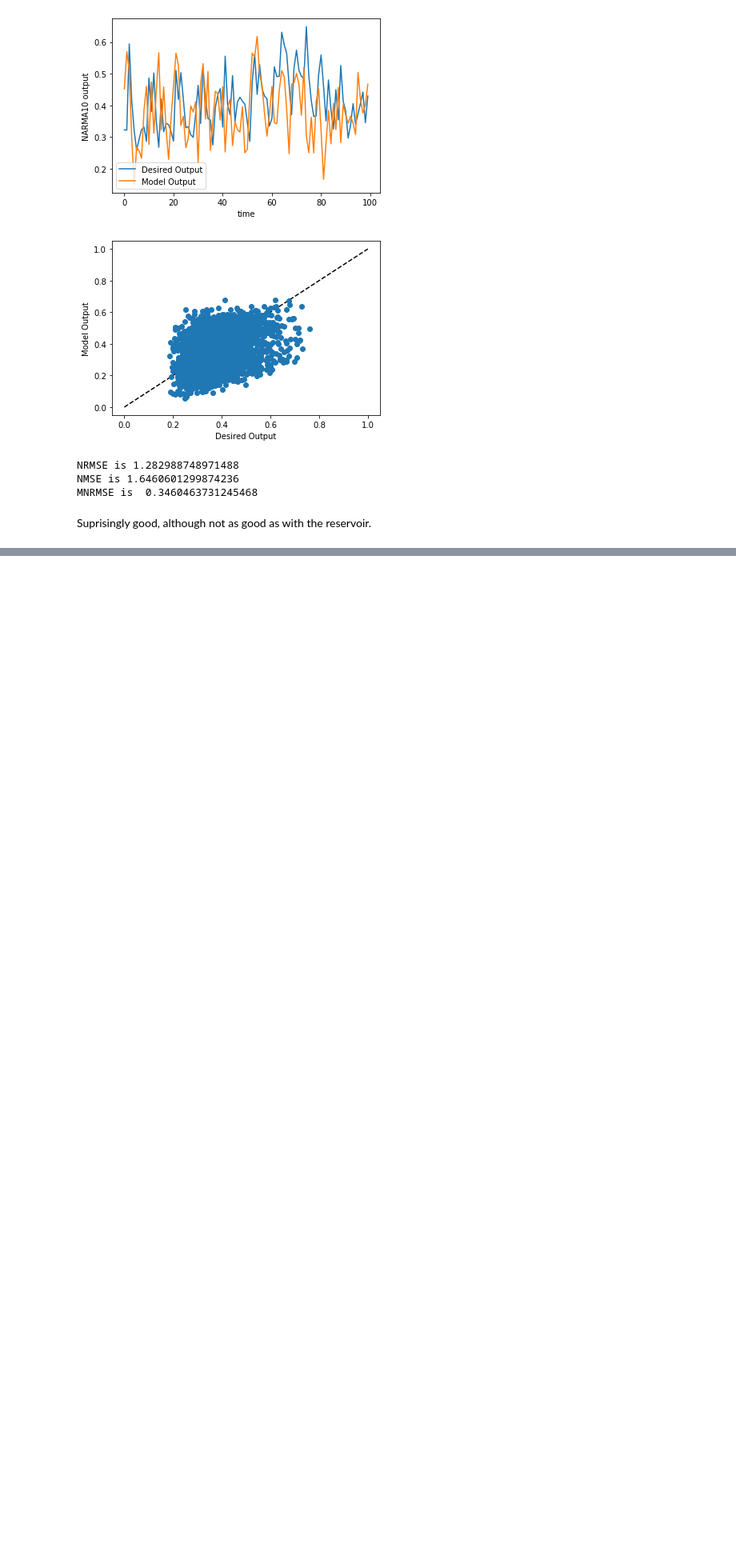
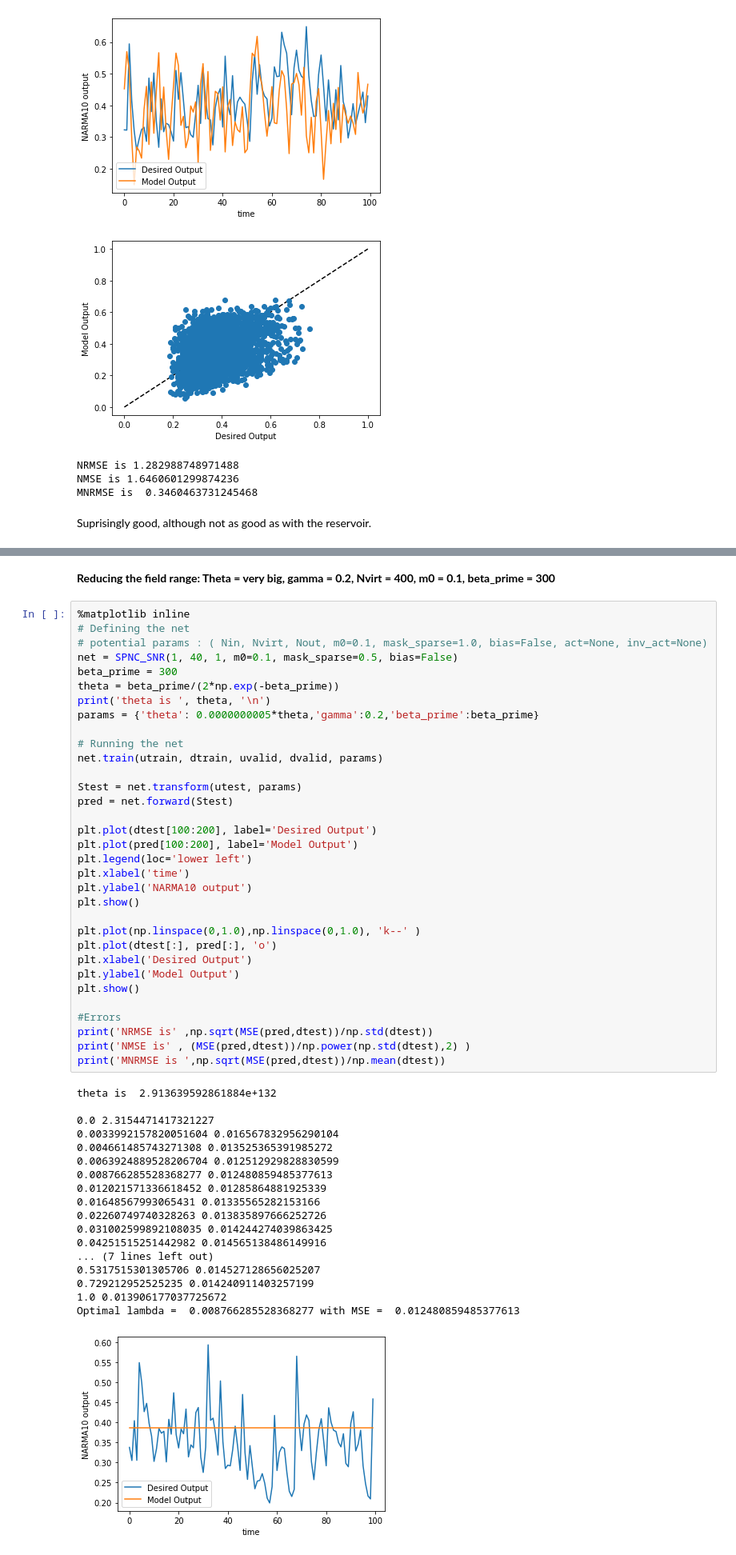
Before and after one commit to spintronic-computing-group/spnc, a Jupyter notebook: notebooks/SPNC_dev_and_testing/SPNC_dev_and_testing.ipynb, the cells around one changed output, grey strips where cells are left out. Shown at 80% size. Saved outputs shown, nothing was run; the diff lists cells and outputs as text; blank space fills up the shorter version.

```diff
--- a/notebooks/SPNC_dev_and_testing/SPNC_dev_and_testing.ipynb
+++ b/notebooks/SPNC_dev_and_testing/SPNC_dev_and_testing.ipynb
@@ -1382,0 +1722,54 @@ Suprisingly good, although not as good as with the reservoir.
+# %% [markdown]
+**Reducing the field range: Theta = very big, gamma = 0.2, Nvirt = 400, m0 = 0.1, beta_prime = 300**
+# %%
+%matplotlib inline
+# Defining the net
+# potential params : ( Nin, Nvirt, Nout, m0=0.1, mask_sparse=1.0, bias=False, act=None, inv_act=None)
+net = SPNC_SNR(1, 40, 1, m0=0.1, mask_sparse=0.5, bias=False)
+beta_prime = 300
+theta = beta_prime/(2*np.exp(-beta_prime))
+print('theta is ', theta, '\n')
+params = {'theta': 0.0000000005*theta,'gamma':0.2,'beta_prime':beta_prime}
+
+# Running the net
+net.train(utrain, dtrain, uvalid, dvalid, params)
+
+Stest = net.transform(utest, params)
+pred = net.forward(Stest)
+
+plt.plot(dtest[100:200], label='Desired Output')
+plt.plot(pred[100:200], label='Model Output')
+plt.legend(loc='lower left')
+plt.xlabel('time')
+plt.ylabel('NARMA10 output')
+plt.show()
+
+plt.plot(np.linspace(0,1.0),np.linspace(0,1.0), 'k--' )
+plt.plot(dtest[:], pred[:], 'o')
+plt.xlabel('Desired Output')
+plt.ylabel('Model Output')
+plt.show()
+
+#Errors
+print('NRMSE is' ,np.sqrt(MSE(pred,dtest))/np.std(dtest))
+print('NMSE is' , (MSE(pred,dtest))/np.power(np.std(dtest),2) )
+print('MNRMSE is ',np.sqrt(MSE(pred,dtest))/np.mean(dtest))
+# %% [output]
+theta is  2.913639592861884e+132
+
+0.0 2.3154471417321227
+0.0033992157820051604 0.016567832956290104
+0.004661485743271308 0.013525365391985272
+0.0063924889528206704 0.012512929828830599
+0.008766285528368277 0.012480859485377613
+0.012021571336618452 0.01285864881925339
+0.01648567993065431 0.01335565282153166
+0.02260749740328263 0.013835897666252726
+0.031002599892108035 0.014244274039863425
+0.04251515251442982 0.014565138486149916
+... (7 lines left out)
+0.5317515301305706 0.014527128656025207
+0.729212952525235 0.014240911403257199
+1.0 0.013906177037725672
+Optimal lambda =  0.008766285528368277 with MSE =  0.012480859485377613
+[figure, added]
```
Also changed, not shown: parts of 14 cells of this notebook, 3 other files.
